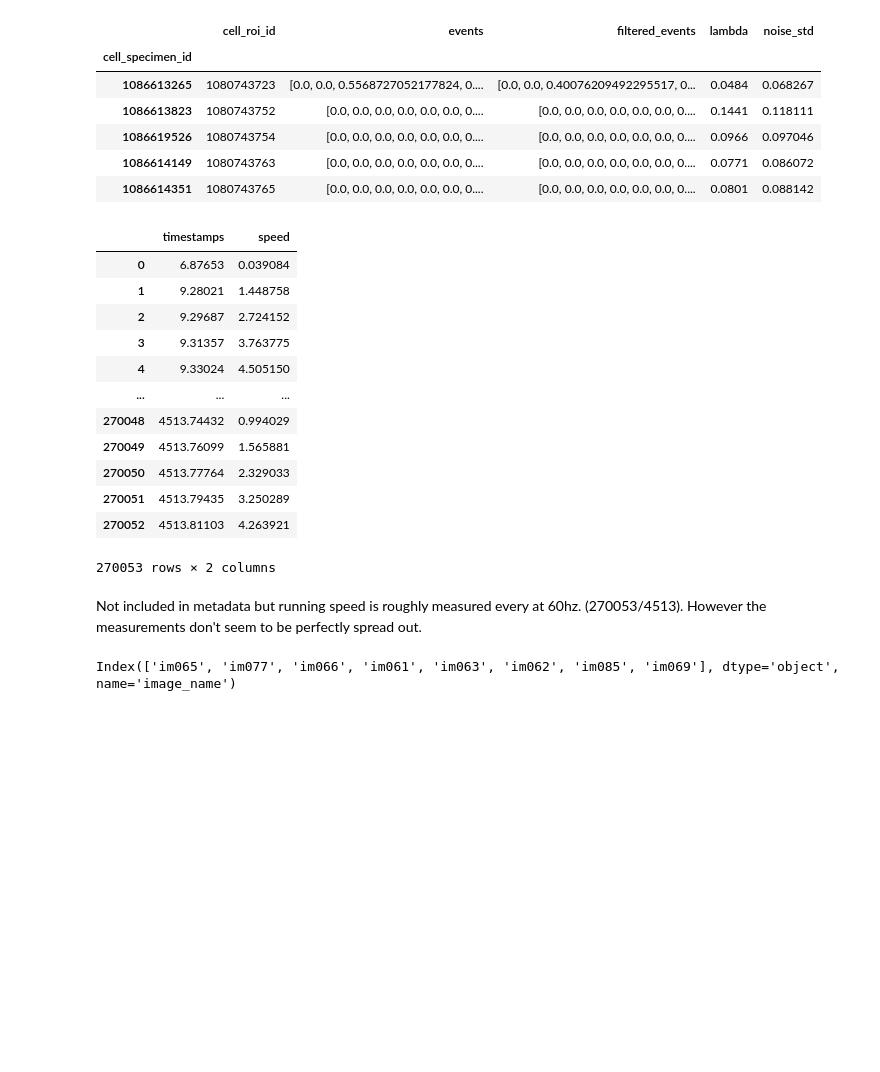
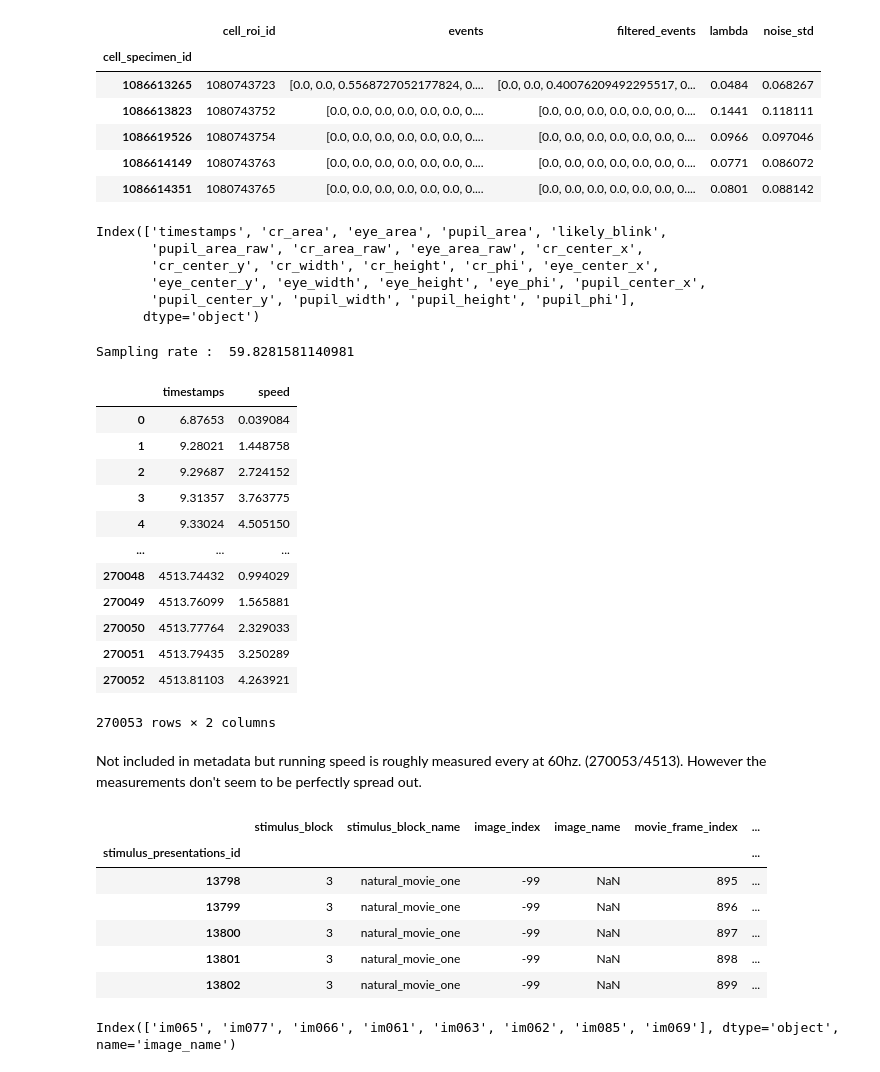
Before and after one commit to schewskone/allen-exporter, a Jupyter notebook: allensdk_test.ipynb, the cells around one changed output. Drawn from its saved outputs; the diff is of its cells as text; code cells hidden in the pictures; blank space fills up the shorter version.

```diff
--- a/allensdk_test.ipynb
+++ b/allensdk_test.ipynb
@@ -33,7 +37,7 @@ Import confirmed
 Allensdk version :  2.16.2
 # %%
 # Define the directory for the cache to prevent downloading every time
-cache_dir = "./visual_behavior_cache"
+cache_dir = "data/./visual_behavior_cache"
 if not os.path.exists(cache_dir):
     os.makedirs(cache_dir)
 
@@ -120,11 +118,23 @@ event_table.head()
 | 1086619526 | 1080743754 | [0.0, 0.0, 0.0, 0.0, 0.0, 0.0, 0.... | [0.0, 0.0, 0.0, 0.0, 0.0, 0.0, 0.... | 0.0966 | 0.097046 |
 | 1086614149 | 1080743763 | [0.0, 0.0, 0.0, 0.0, 0.0, 0.0, 0.... | [0.0, 0.0, 0.0, 0.0, 0.0, 0.0, 0.... | 0.0771 | 0.086072 |
 | 1086614351 | 1080743765 | [0.0, 0.0, 0.0, 0.0, 0.0, 0.0, 0.... | [0.0, 0.0, 0.0, 0.0, 0.0, 0.0, 0.... | 0.0801 | 0.088142 |
+# %%
+experiment.eye_tracking.columns
+# %% [output]
+Index(['timestamps', 'cr_area', 'eye_area', 'pupil_area', 'likely_blink',
+       'pupil_area_raw', 'cr_area_raw', 'eye_area_raw', 'cr_center_x',
+       'cr_center_y', 'cr_width', 'cr_height', 'cr_phi', 'eye_center_x',
+       'eye_center_y', 'eye_width', 'eye_height', 'eye_phi', 'pupil_center_x',
+       'pupil_center_y', 'pupil_width', 'pupil_height', 'pupil_phi'],
+      dtype='object')
 # %%
 # Preview of running speed dataframe
 running_speed_table = experiment.running_speed
+treadmill_sampling_rate = running_speed_table.shape[0] / running_speed_table["timestamps"].iloc[-1]
+print("Sampling rate : ", treadmill_sampling_rate)
 running_speed_table
 # %% [output]
+Sampling rate :  59.8281581140981
 |  | timestamps | speed |
 | 0 | 6.87653 | 0.039084 |
 | 1 | 9.28021 | 1.448758 |
@@ -137,9 +147,21 @@ running_speed_table
 | 270050 | 4513.77764 | 2.329033 |
 | 270051 | 4513.79435 | 3.250289 |
 | 270052 | 4513.81103 | 4.263921 |
-270053 rows × 2 columns
+270053 rows × 2 columns
 # %% [markdown]
 Not included in metadata but running speed is roughly measured every at 60hz. (270053/4513). However the measurements don't seem to be perfectly spread out.
+# %%
+# Preview of stimuli dataframe
+stimulus_table = experiment.stimulus_presentations
+stimulus_table.tail()
+# %% [output]
+|  | stimulus_block | stimulus_block_name | image_index | image_name | movie_frame_index | ... |
+| stimulus_presentations_id |  |  |  |  |  | ... |
+| 13798 | 3 | natural_movie_one | -99 | NaN | 895 | ... |
+| 13799 | 3 | natural_movie_one | -99 | NaN | 896 | ... |
+| 13800 | 3 | natural_movie_one | -99 | NaN | 897 | ... |
+| 13801 | 3 | natural_movie_one | -99 | NaN | 898 | ... |
+| 13802 | 3 | natural_movie_one | -99 | NaN | 899 | ... |
 # %%
 stimulus_templates = experiment.stimulus_templates
 images = stimulus_table["image_name"]
```
Also changed, not shown: parts of 18 cells of this notebook, 4 other files.
